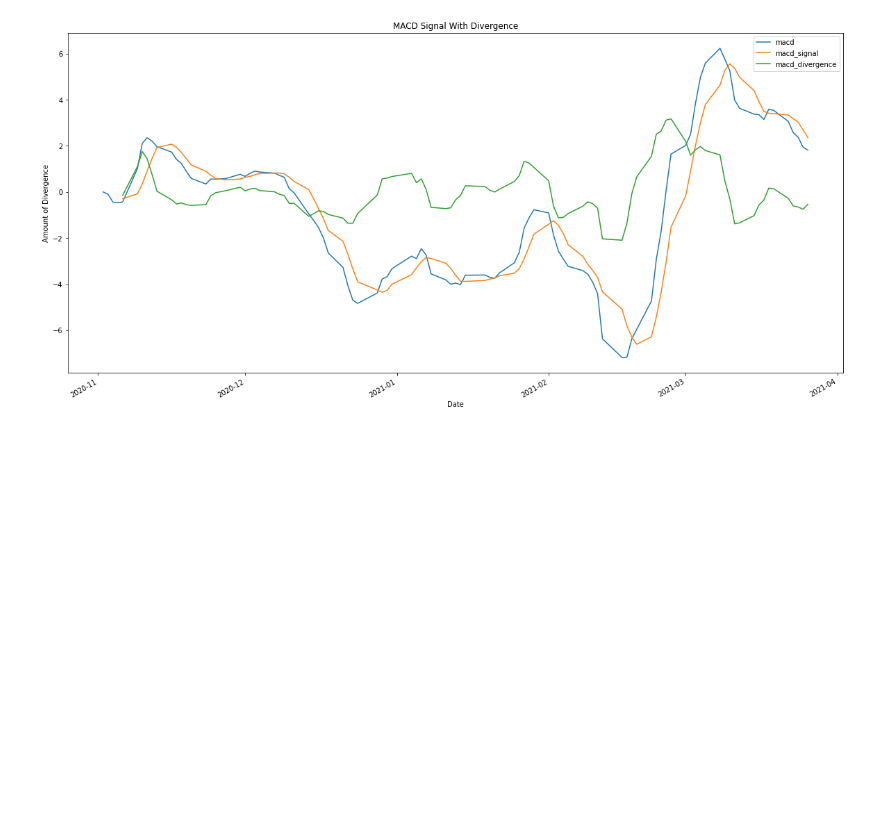
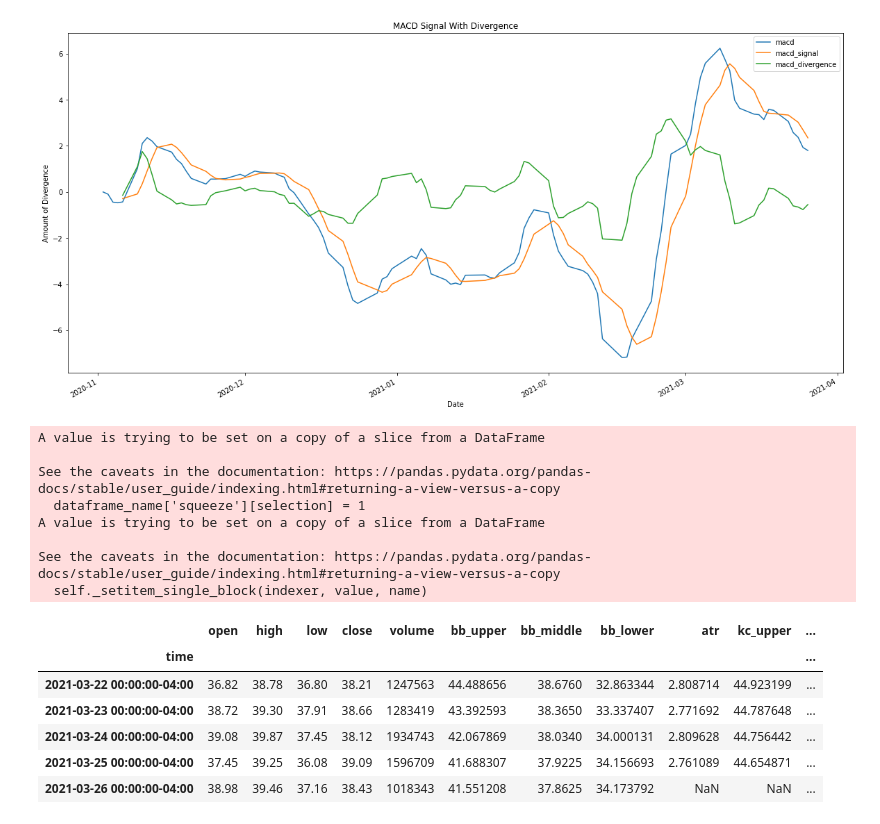
Before and after one commit to jonowens/bookish-fiesta, a Jupyter notebook: analyzer.ipynb, the cells around one changed output. Cells and saved outputs as stored; diff of their text form; code cells hidden in the pictures; blank space fills up the shorter version.

Commit message:
Created bbands_inside_kchannels function.

```diff
--- a/analyzer.ipynb
+++ b/analyzer.ipynb
@@ -84,3 +84,22 @@ df_updated[['macd', 'macd_signal', 'macd_divergence']].plot(figsize=(20,10), tit
 # %% [output]
 <AxesSubplot:title={'center':'MACD Signal With Divergence'}, xlabel='Date', ylabel='Amount of Divergence'>
 [figure]
+# %%
+df_updated = signals.bbands_inside_kchannels(df_updated)
+df_updated.tail()
+# %% [output]
+A value is trying to be set on a copy of a slice from a DataFrame
+
+See the caveats in the documentation: https://pandas.pydata.org/pandas-docs/stable/user_guide/indexing.html#returning-a-view-versus-a-copy
+  dataframe_name['squeeze'][selection] = 1
+A value is trying to be set on a copy of a slice from a DataFrame
+
+See the caveats in the documentation: https://pandas.pydata.org/pandas-docs/stable/user_guide/indexing.html#returning-a-view-versus-a-copy
+  self._setitem_single_block(indexer, value, name)
+|  | open | high | low | close | volume | bb_upper | bb_middle | bb_lower | atr | kc_upper | ... |
+| time |  |  |  |  |  |  |  |  |  |  | ... |
+| 2021-03-22 00:00:00-04:00 | 36.82 | 38.78 | 36.80 | 38.21 | 1247563 | 44.488656 | 38.6760 | 32.863344 | 2.808714 | 44.923199 | ... |
+| 2021-03-23 00:00:00-04:00 | 38.72 | 39.30 | 37.91 | 38.66 | 1283419 | 43.392593 | 38.3650 | 33.337407 | 2.771692 | 44.787648 | ... |
+| 2021-03-24 00:00:00-04:00 | 39.08 | 39.87 | 37.45 | 38.12 | 1934743 | 42.067869 | 38.0340 | 34.000131 | 2.809628 | 44.756442 | ... |
+| 2021-03-25 00:00:00-04:00 | 37.45 | 39.25 | 36.08 | 39.09 | 1596709 | 41.688307 | 37.9225 | 34.156693 | 2.761089 | 44.654871 | ... |
+| 2021-03-26 00:00:00-04:00 | 38.98 | 39.46 | 37.16 | 38.43 | 1018343 | 41.551208 | 37.8625 | 34.173792 | NaN | NaN | ... |
```
Also changed, not shown: 1 other file.
